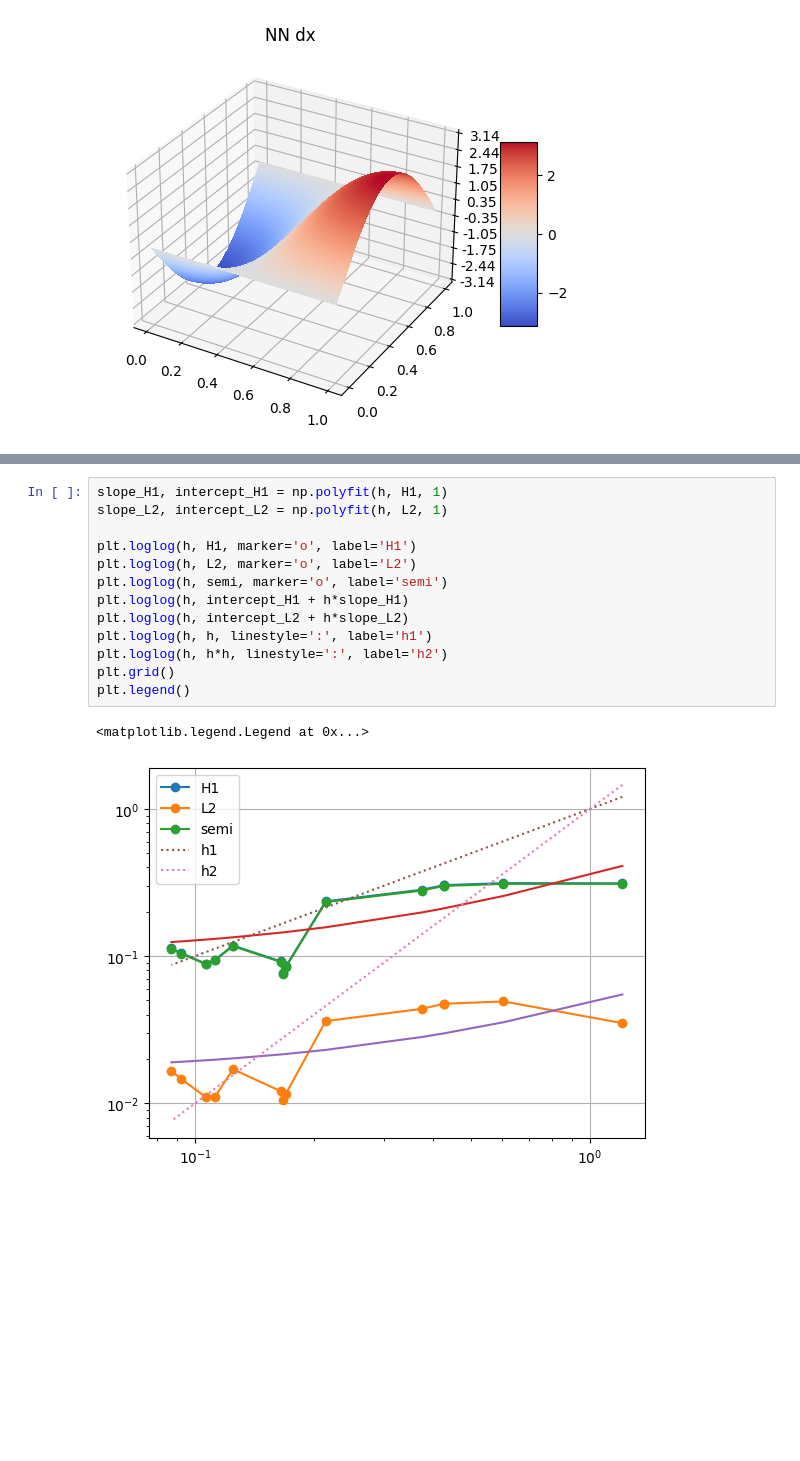
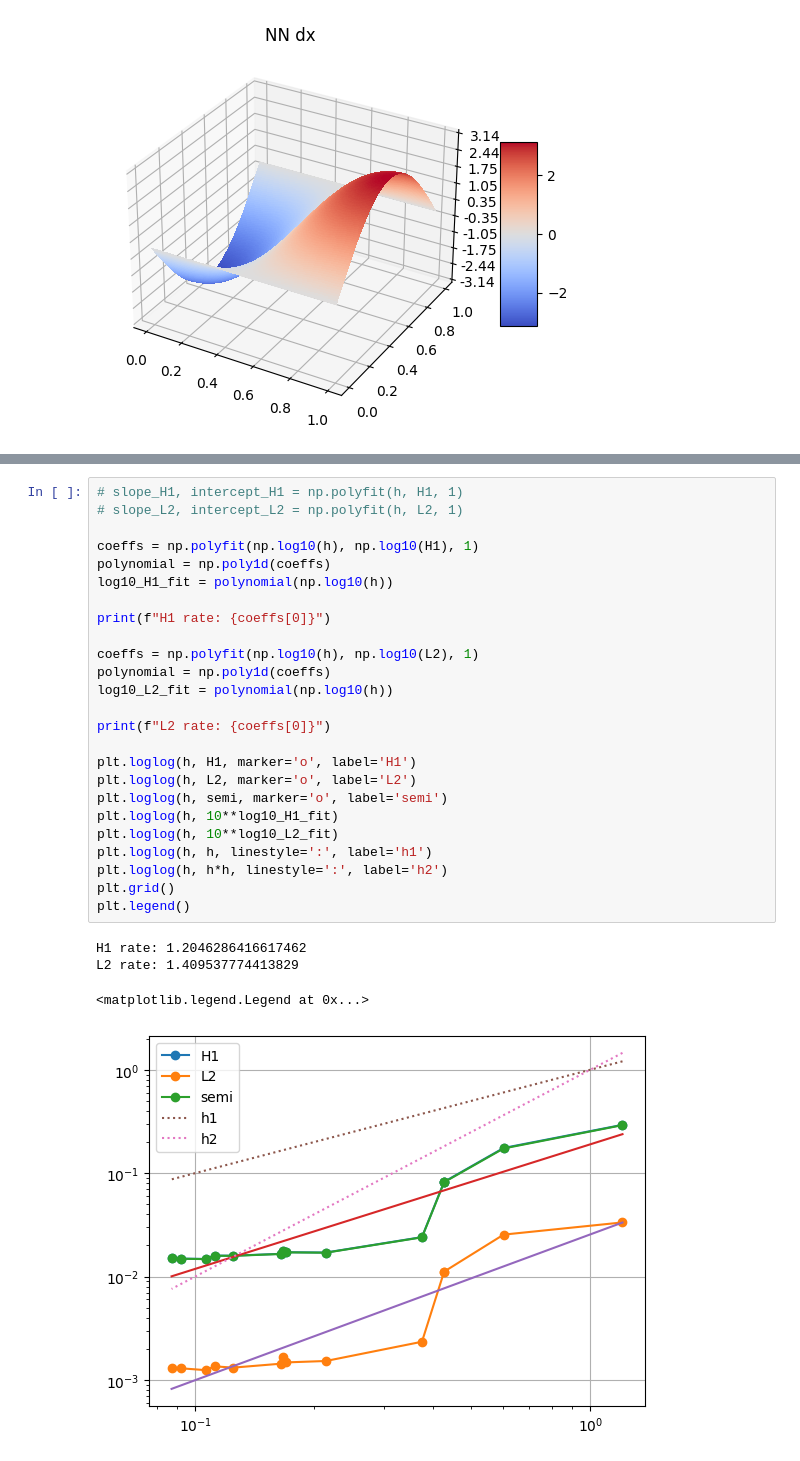
Before and after one commit to jar-evans/IVPINN, a Jupyter notebook: VPINN_clean_with_BC/main.ipynb, the cells around one changed output, grey strips where cells are left out. Saved outputs shown, nothing was run; the diff lists cells and outputs as text; blank space fills up the shorter version.

Commit message:
add convergence rates

```diff
--- a/VPINN_clean_with_BC/main.ipynb
+++ b/VPINN_clean_with_BC/main.ipynb
@@ -537,16 +535,30 @@ semi = np.array(semi)
 # %%
-slope_H1, intercept_H1 = np.polyfit(h, H1, 1)
-slope_L2, intercept_L2 = np.polyfit(h, L2, 1)
+# slope_H1, intercept_H1 = np.polyfit(h, H1, 1)
+# slope_L2, intercept_L2 = np.polyfit(h, L2, 1)
+
+coeffs = np.polyfit(np.log10(h), np.log10(H1), 1)
+polynomial = np.poly1d(coeffs)
+log10_H1_fit = polynomial(np.log10(h))
+
+print(f"H1 rate: {coeffs[0]}")
+
+coeffs = np.polyfit(np.log10(h), np.log10(L2), 1)
+polynomial = np.poly1d(coeffs)
+log10_L2_fit = polynomial(np.log10(h))
+
+print(f"L2 rate: {coeffs[0]}")
 
 plt.loglog(h, H1, marker='o', label='H1')
 plt.loglog(h, L2, marker='o', label='L2')
 plt.loglog(h, semi, marker='o', label='semi')
-plt.loglog(h, intercept_H1 + h*slope_H1)
-plt.loglog(h, intercept_L2 + h*slope_L2)
+plt.loglog(h, 10**log10_H1_fit)
+plt.loglog(h, 10**log10_L2_fit)
 plt.loglog(h, h, linestyle=':', label='h1')
 plt.loglog(h, h*h, linestyle=':', label='h2')
 plt.grid()
 plt.legend()
 # %% [output]
-<matplotlib.legend.Legend at 0x...>
+H1 rate: 1.2046286416617462
+L2 rate: 1.409537774413829
+<matplotlib.legend.Legend at 0x...>
-[figure, old version]
+[figure, new version]
```
Also changed, not shown: parts of 12 cells of this notebook.
